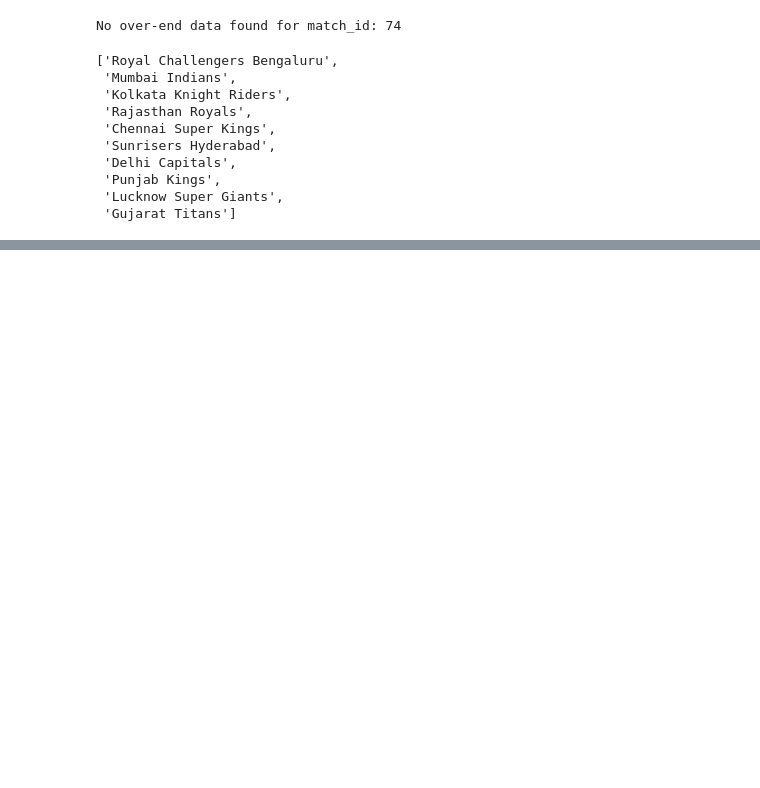
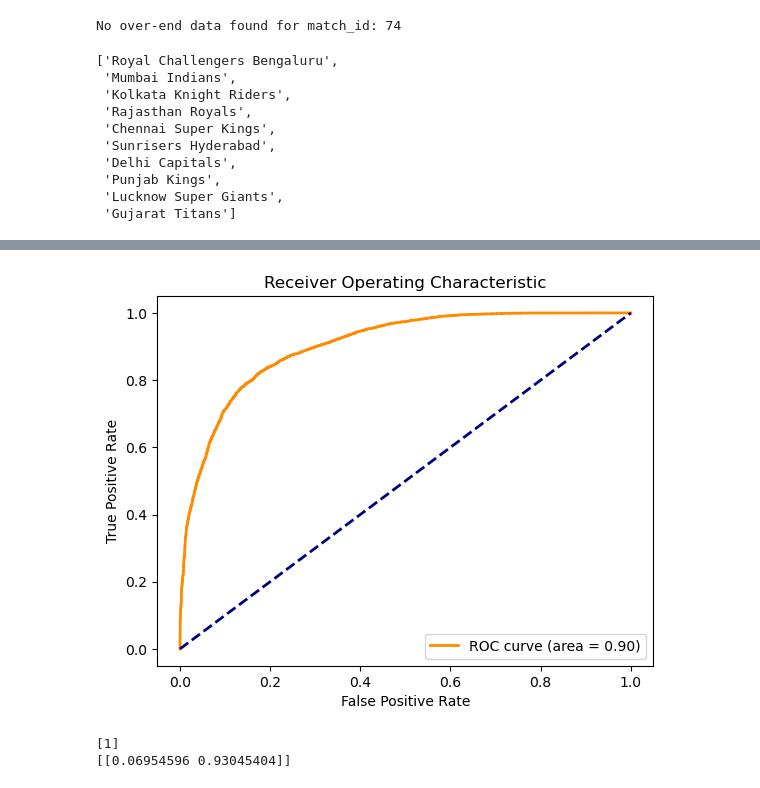
Before and after one commit to sattu06/Ipl-win-predictors, a Jupyter notebook: code_file.ipynb, the cells around one changed output, grey strips where cells are left out. Drawn from its saved outputs; the diff is of its cells as text; code cells hidden in the pictures; blank space fills up the shorter version.

```diff
--- a/code_file.ipynb
+++ b/code_file.ipynb
@@ -574,3 +608,29 @@ array(['Kolkata', 'Mumbai', 'Delhi', 'Lucknow', 'Jaipur', 'Dharamsala',
 import pickle
 # %%
 pickle.dump(pipe, open("ipl_win_predictor.pkl", "wb"))
+# %%
+from sklearn.metrics import roc_curve, auc
+import matplotlib.pyplot as plt
+
+probs = pipe.predict_proba(X_test)[:, 1]
+fpr, tpr, _ = roc_curve(y_test, probs)
+roc_auc = auc(fpr, tpr)
+
+plt.figure()
+plt.plot(fpr, tpr, color='darkorange', lw=2, label=f'ROC curve (area = {roc_auc:.2f})')
+plt.plot([0, 1], [0, 1], color='navy', lw=2, linestyle='--')
+plt.xlabel('False Positive Rate')
+plt.ylabel('True Positive Rate')
+plt.title('Receiver Operating Characteristic')
+plt.legend(loc='lower right')
+plt.show()
+# %% [output]
+[figure, added]
+# %%
+model = pickle.load(open('ipl_win_predictor.pkl', 'rb'))
+sample_input = X_test.iloc[0:1]
+print(model.predict(sample_input))
+print(model.predict_proba(sample_input))
+# %% [output]
+[1]
+[[0.06954596 0.93045404]]
```
Also changed, not shown: parts of 17 cells of this notebook.
